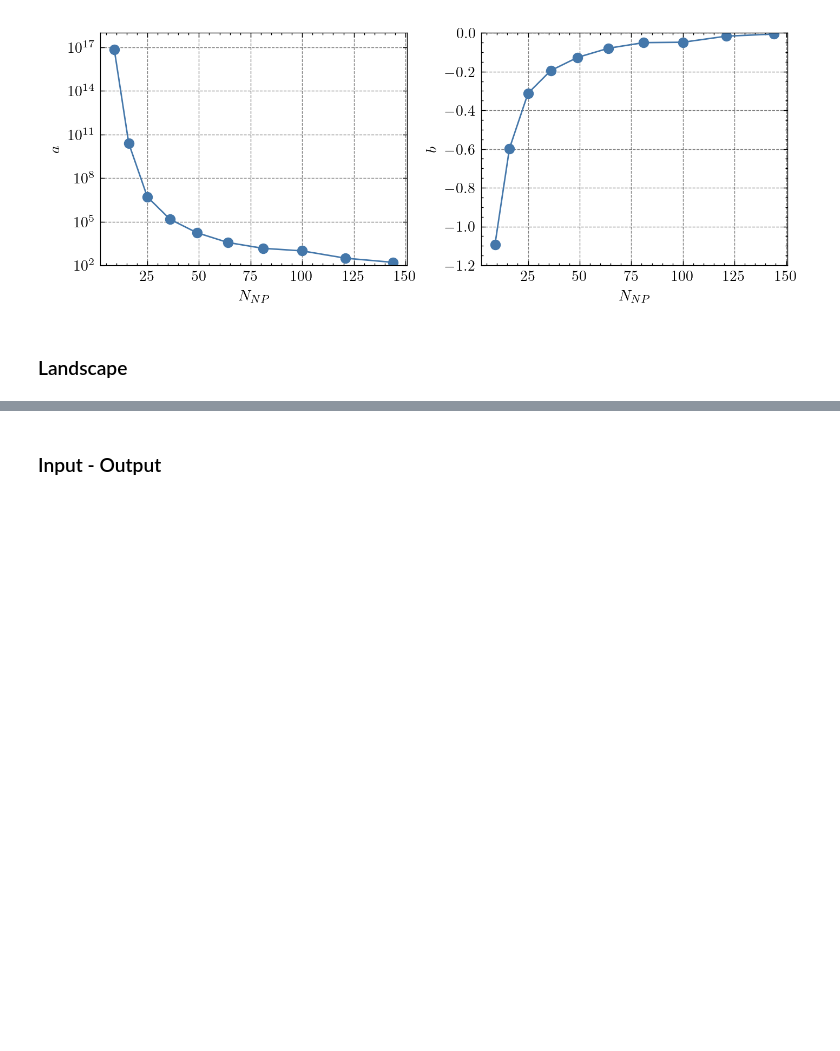
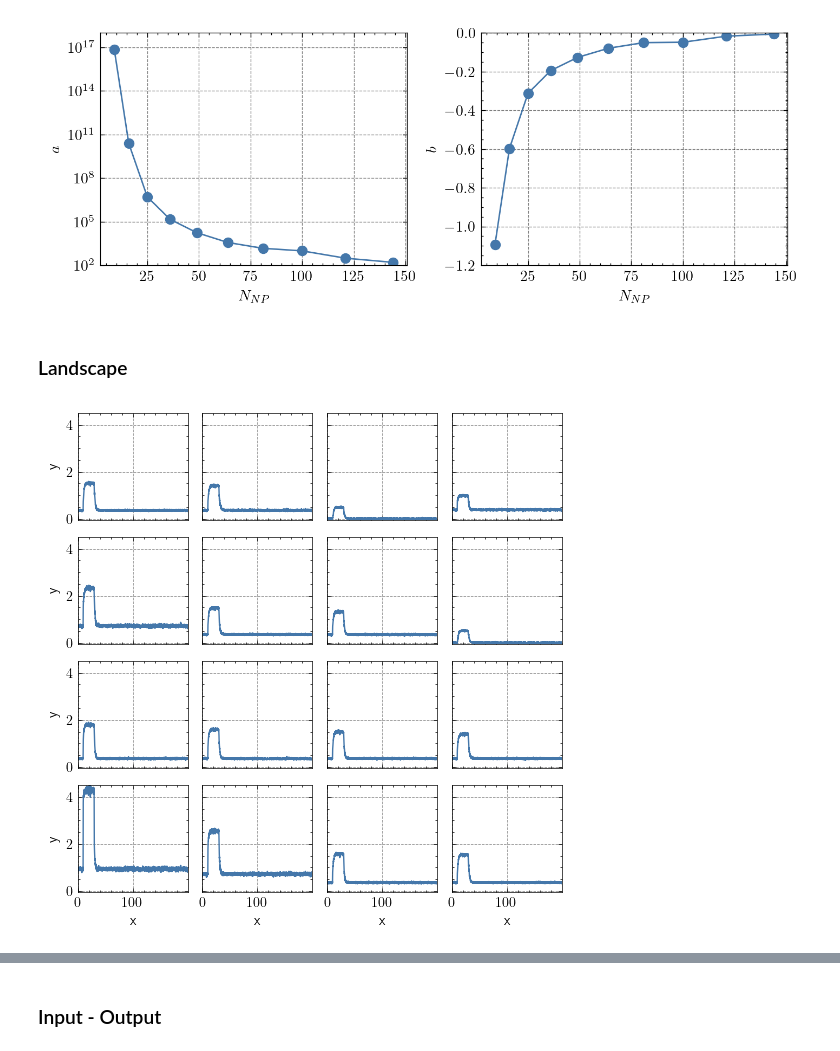
Before and after one commit to JonasMnsing/NanoNets, a Jupyter notebook: scripts/2_funding_period/WP2/step_input/nbk/step_input.ipynb, the cells around one changed output, grey strips where cells are left out. Drawn from its saved outputs; the diff is of its cells as text; code cells hidden in the pictures; blank space fills up the shorter version.

```diff
--- a/scripts/2_funding_period/WP2/step_input/nbk/step_input.ipynb
+++ b/scripts/2_funding_period/WP2/step_input/nbk/step_input.ipynb
@@ -125,0 +183,7 @@ with plt.style.context(["science","bright","grid"]):
+# %%
+dic_states  = {N : pd.read_csv(f"../1I_1O/data/mean_state_Nx={N}_Ny={N}_Nz=1_Ne=2.csv", names=np.arange(0,N*N)).drop(0) for N in range(3,13)}
+# %%
+N       = 4
+fig, ax = multiplot_observable_based_on_network(time_vals, dic_states[N], N)
+# %% [output]
+[figure, added]
```
Also changed, not shown: parts of 13 cells of this notebook, 2 other files.
